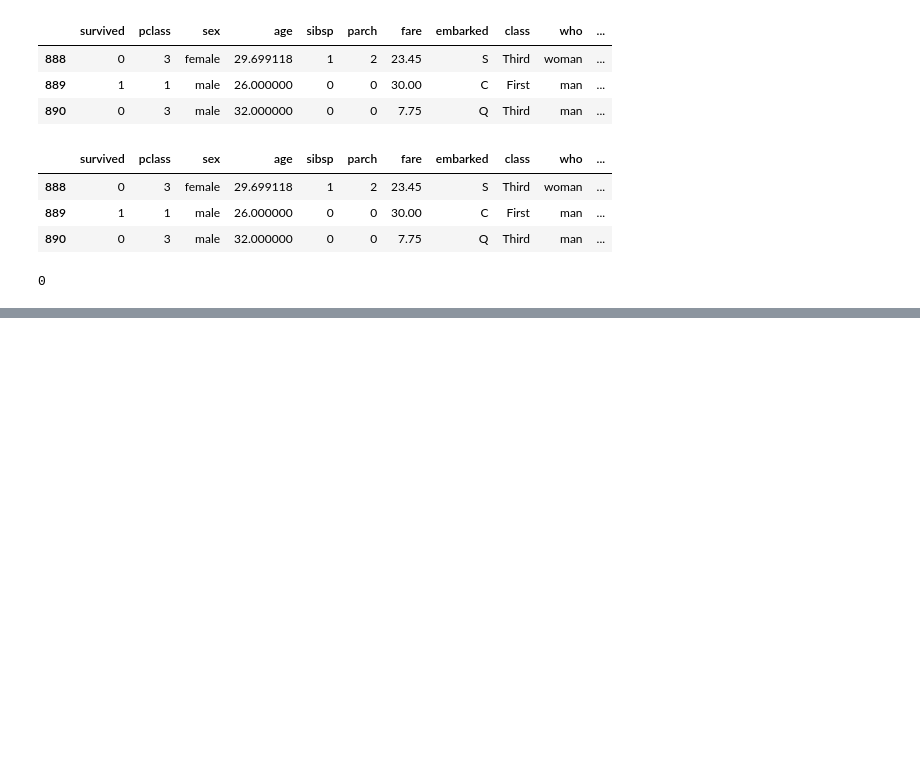
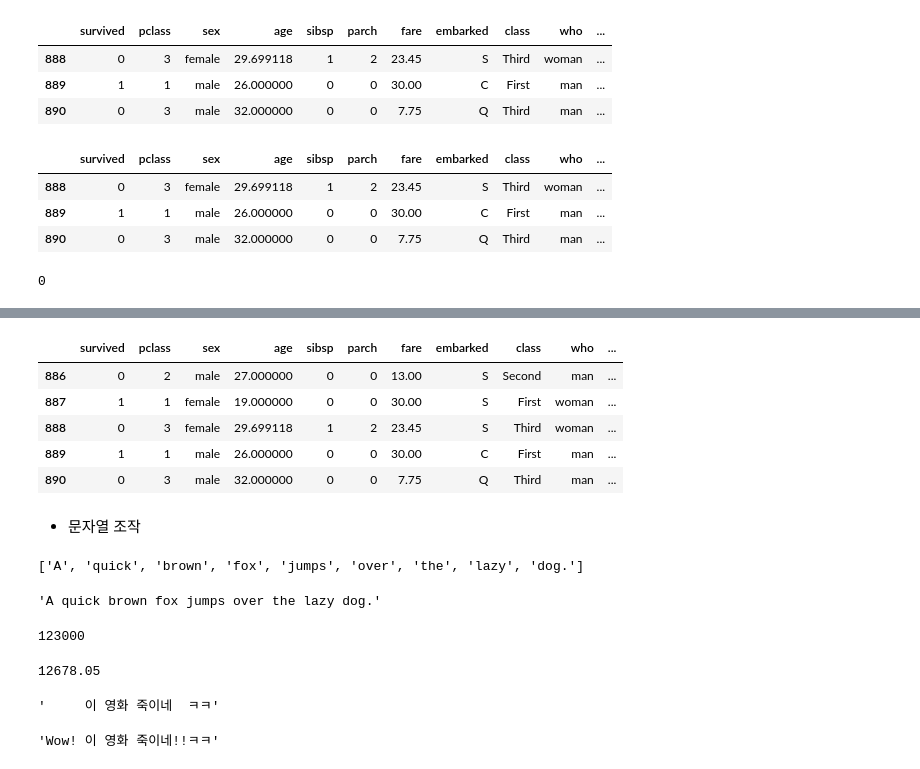
Before and after one commit to ckiekim/--2021-4, a Jupyter notebook: 13_DataFrame_Part2.ipynb, the cells around one changed output, grey strips where cells are left out. Drawn from its saved outputs; the diff is of its cells as text; code cells hidden in the pictures; blank space fills up the shorter version.

```diff
--- a/13_DataFrame_Part2.ipynb
+++ b/13_DataFrame_Part2.ipynb
@@ -251,0 +338,47 @@ df.isna().sum().sum()
+# %%
+df['is_child'] = df.apply(lambda r: True if r.age < 20 else False, axis=1)
+df.tail()
+# %% [output]
+|  | survived | pclass | sex | age | sibsp | parch | fare | embarked | class | who | ... |
+| 886 | 0 | 2 | male | 27.000000 | 0 | 0 | 13.00 | S | Second | man | ... |
+| 887 | 1 | 1 | female | 19.000000 | 0 | 0 | 30.00 | S | First | woman | ... |
+| 888 | 0 | 3 | female | 29.699118 | 1 | 2 | 23.45 | S | Third | woman | ... |
+| 889 | 1 | 1 | male | 26.000000 | 0 | 0 | 30.00 | C | First | man | ... |
+| 890 | 0 | 3 | male | 32.000000 | 0 | 0 | 7.75 | Q | Third | man | ... |
+# %% [markdown]
+- 문자열 조작
+# %%
+# 문자열 메소드: split(), replace()
+s = 'A quick brown fox jumps over the lazy dog.'
+s.split()
+# %% [output]
+['A', 'quick', 'brown', 'fox', 'jumps', 'over', 'the', 'lazy', 'dog.']
+# %%
+' '.join(['A', 'quick', 'brown', 'fox', 'jumps', 'over', 'the', 'lazy', 'dog.'])
+# %% [output]
+'A quick brown fox jumps over the lazy dog.'
+# %%
+m = '123,000'
+m = int(m.replace(',',''))
+m
+# %% [output]
+123000
+# %%
+d = '$12,678.05'
+d = float(d[1:].replace(',',''))
+d
+# %% [output]
+12678.05
+# %%
+# 정규 표현식(Regular Expression)
+# 한글과 공백문자: [ㄱ-ㅎㅏ-ㅣ가-힣 ]
+import re
+r = 'Wow! 이 영화 죽이네!!ㅋㅋ'
+re.sub('[^ㄱ-ㅎㅏ-ㅣ가-힣 ]', ' ', r)
+# %% [output]
+'     이 영화 죽이네  ㅋㅋ'
+# %%
+# 문자열의 replace method 에서는 정규표현식 사용 불가
+r.replace('[^ㄱ-ㅎㅏ-ㅣ가-힣 ]', ' ')
+# %% [output]
+'Wow! 이 영화 죽이네!!ㅋㅋ'
```
Also changed, not shown: parts of 25 cells of this notebook, 1 other file.
